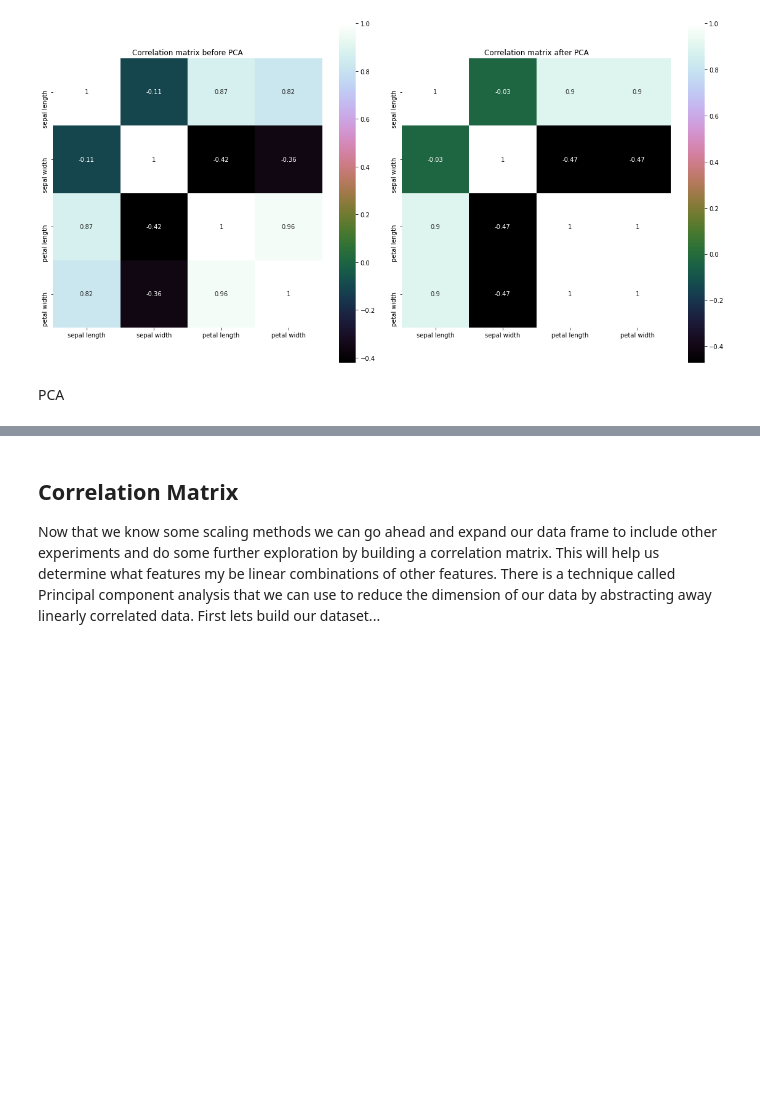
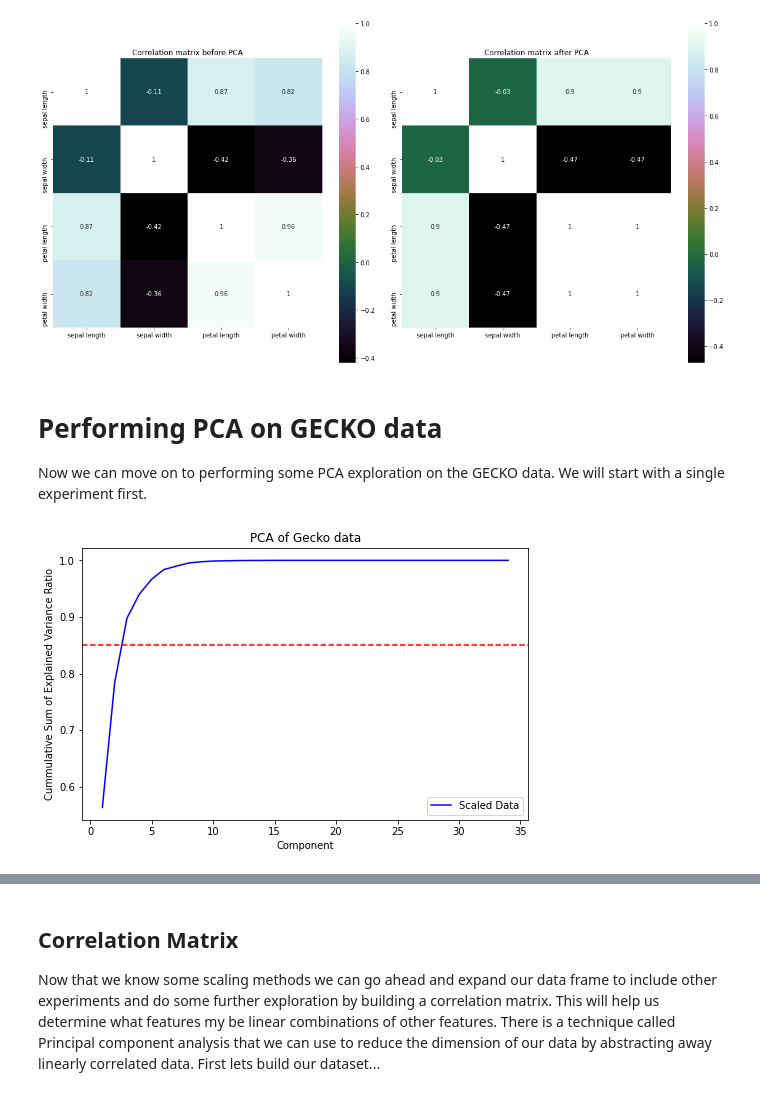
Before and after one commit to NCAR/ai4essportal, a Jupyter notebook: NB1_data_exploration.ipynb, the cells around one changed output, grey strips where cells are left out. Saved outputs shown, nothing was run; the diff lists cells and outputs as text; code cells hidden in the pictures; blank space fills up the shorter version.

Commit message:
Added some changes to visualize PCA better

```diff
--- a/NB1_data_exploration.ipynb
+++ b/NB1_data_exploration.ipynb
@@ -295,4 +292,25 @@ plt.show()
 # %% [output]
 [figure]
 # %% [markdown]
-PCA
+# Performing PCA on GECKO data
+
+Now we can move on to performing some PCA exploration on the GECKO data. We will start with a single experiment first.
+# %%
+dataFrame_gecko = dataFrame[dataFrame.columns[1:35]]
+# %%
+X = dataFrame_gecko
+X_scaled = StandardScaler().fit_transform(X)
+pca_X_scaled = PCA().fit(X_scaled)
+plt.figure(figsize=(8,5))
+
+pca_X_not_scaled = PCA().fit(X)
+yeet = [x for x in range(1,35)]
+_ = plt.plot(yeet, np.cumsum(pca_X_scaled.explained_variance_ratio_), color='blue', label="Scaled Data")
+plt.axhline(0.85, color="red", linestyle = "--")
+plt.legend(loc="best")
+plt.xlabel("Component")
+plt.ylabel("Cummulative Sum of Explained Variance Ratio")
+plt.title("PCA of Gecko data")
+plt.show()
+# %% [output]
+[figure, added]
```
Also changed, not shown: parts of 4 cells of this notebook.
